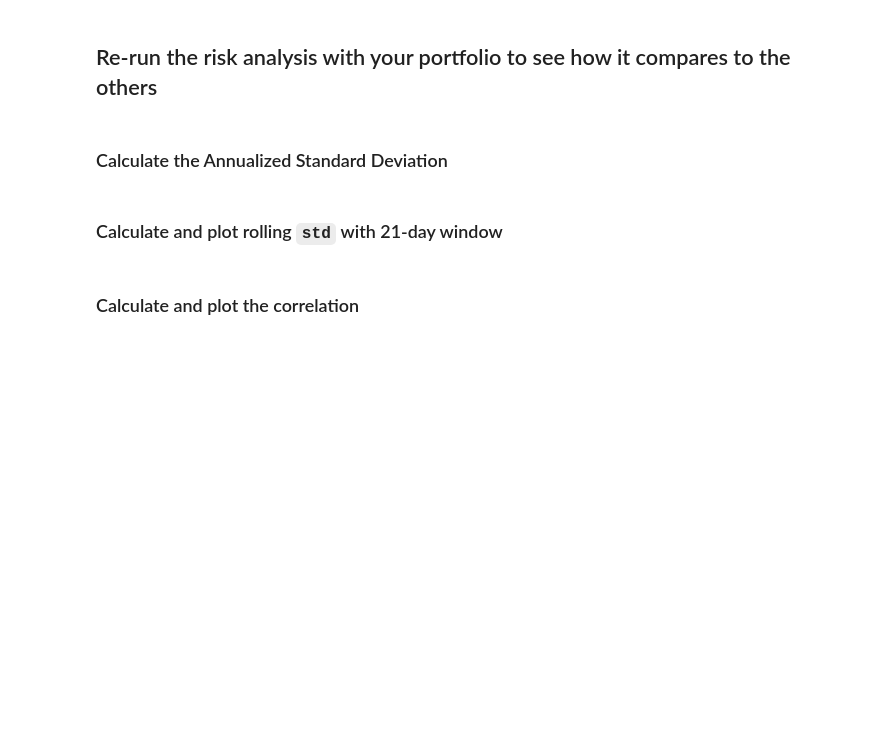
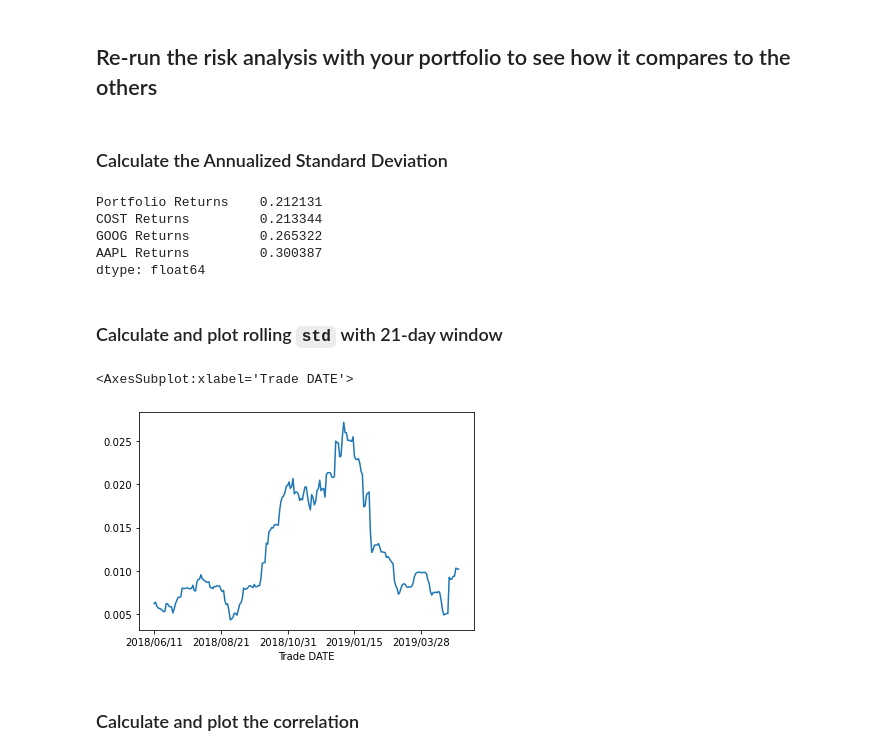
Before and after one commit to joebarry1252/Financial_Planning_UsingAPIs, a Jupyter notebook: Barry_whale_analysis_final.ipynb, the cells around one changed output. Cells and saved outputs as stored; diff of their text form; code cells hidden in the pictures; blank space fills up the shorter version.

```diff
--- a/Barry_whale_analysis_final.ipynb
+++ b/Barry_whale_analysis_final.ipynb
@@ -658,0 +747,3 @@ For this demo solution, we fetch data from three companies listes in the S&P 500
+# %%
+combined_stock_df.index = pd.to_datetime(combined_stock_df.index, format='%m/%d/%Y').strftime('%Y/%m/%d')
+combined_stock_df
@@ -659,6 +782,7 @@ For this demo solution, we fetch data from three companies listes in the S&P 500
 # %%
 # Calculate daily returns
-
+stock_returns = combined_stock_df.pct_change().dropna()
+stock_returns
 # Drop NAs
 
 # Display sample data
@@ -664,0 +804,3 @@ For this demo solution, we fetch data from three companies listes in the S&P 500
+# %%
+stock_returns.sort_index(inplace=True)
+stock_returns
@@ -669,5 +826,8 @@ For this demo solution, we fetch data from three companies listes in the S&P 500
 weights = [1/3, 1/3, 1/3]
 
 # Calculate portfolio return
+portfolio_returns = stock_returns.dot(weights)
+
 
 # Display sample data
+portfolio_returns
@@ -683,12 +903,25 @@ weights = [1/3, 1/3, 1/3]
 ### Calculate the Annualized Standard Deviation
 # %%
 # Calculate the annualized `std`
+volatility = combined_stock_returns.std() * np.sqrt(252)
+volatility.sort_values(inplace=True)
+volatility
+# %% [output]
+Portfolio Returns    0.212131
+COST Returns         0.213344
+GOOG Returns         0.265322
+AAPL Returns         0.300387
+dtype: float64
 # %% [markdown]
 ### Calculate and plot rolling `std` with 21-day window
 # %%
 # Calculate rolling standard deviation
-
+portfolio_rolling_std = portfolio_returns.rolling(window=21).std().dropna()
 # Plot rolling standard deviation
+portfolio_rolling_std.plot()
+# %% [output]
+<AxesSubplot:xlabel='Trade DATE'>
+[figure, added]
 # %% [markdown]
 ### Calculate and plot the correlation
 # %%
```
Also changed, not shown: parts of 21 cells of this notebook.
